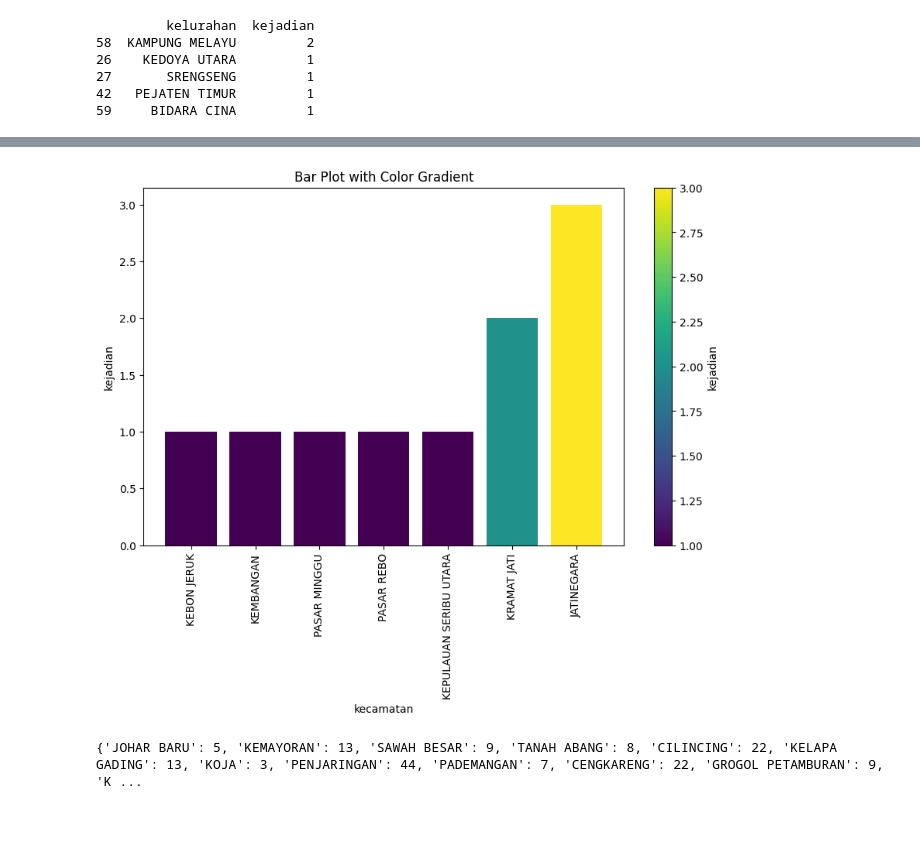
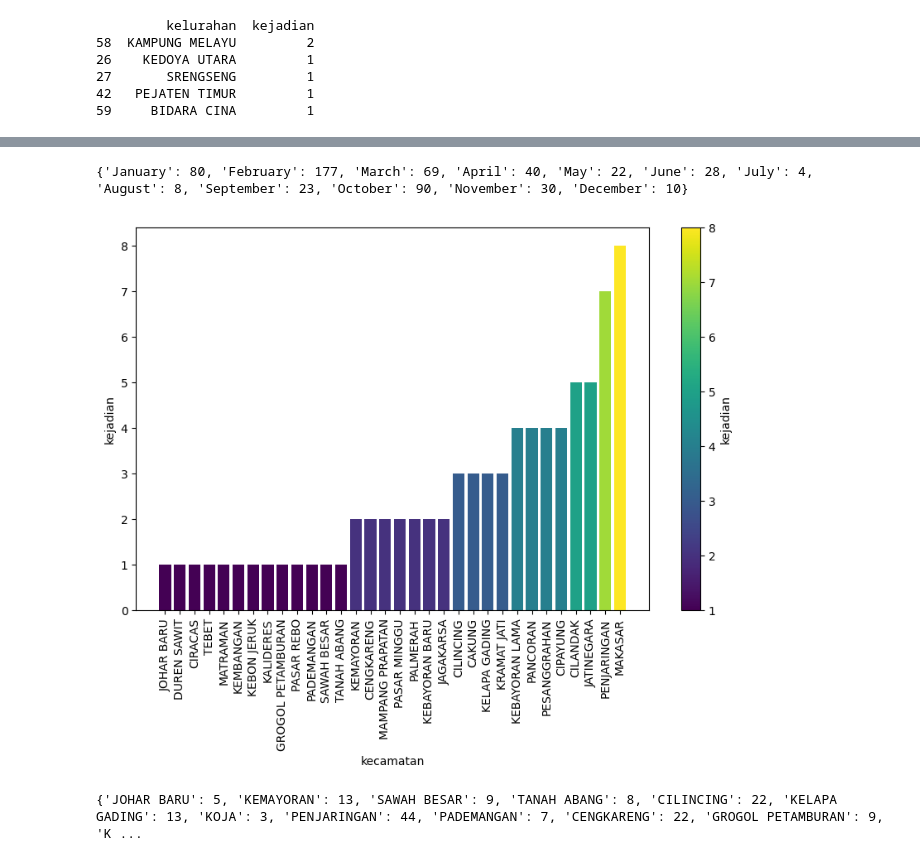
Before and after one commit to mafir03/datascience, a Jupyter notebook: f/main.ipynb, the cells around one changed output, grey strips where cells are left out. Saved outputs shown, nothing was run; the diff lists cells and outputs as text; code cells hidden in the pictures; blank space fills up the shorter version.

```diff
--- a/f/main.ipynb
+++ b/f/main.ipynb
@@ -200,0 +214,4 @@ for setiap_bulan in kasus_banjir_per_bulan:
+# %%
+print(total_per_bulan)
+# %% [output]
+{'January': 80, 'February': 177, 'March': 69, 'April': 40, 'May': 22, 'June': 28, 'July': 4, 'August': 8, 'September': 23, 'October': 90, 'November': 30, 'December': 10}
@@ -201,25 +221,29 @@ for setiap_bulan in kasus_banjir_per_bulan:
 # %%
-def printBarPlot(df):
+def printBarPlot(df, column1, column2, color=True):
 
-    df_filtered = df[df['kejadian'] != 0]
+    df_filtered = df[df[column2] != 0]
 
-    df_sorted = df_filtered.sort_values('kejadian')
+    df_sorted = df_filtered.sort_values(column2)
 
-    min_value = df_sorted['kejadian'].min()
-    max_value = df_sorted['kejadian'].max()
+    if color:
+        min_value = df_sorted[column2].min()
+        max_value = df_sorted[column2].max()
 
-    norm = mcolors.Normalize(vmin=min_value, vmax=max_value)
-    color_map = plt.cm.get_cmap('viridis')
+        norm = mcolors.Normalize(vmin=min_value, vmax=max_value)
+        color_map = plt.cm.get_cmap('viridis')
 
-    plt.figure(figsize=(10, 6))
-    plt.bar(df_sorted['kecamatan'], df_sorted['kejadian'], color=color_map(norm(df_sorted['kejadian'])))
+        plt.figure(figsize=(10, 6))
+        plt.bar(df_sorted[column1], df_sorted[column2], color=color_map(norm(df_sorted[column2])))
 
-    sm = plt.cm.ScalarMappable(cmap=color_map, norm=norm)
-    cbar = plt.colorbar(sm)
-    cbar.set_label('kejadian')
+        sm = plt.cm.ScalarMappable(cmap=color_map, norm=norm)
+        cbar = plt.colorbar(sm)
+        cbar.set_label(column2)
 
-    plt.xlabel('kecamatan')
-    plt.ylabel('kejadian')
-    plt.title('Bar Plot with Color Gradient')
+    else:
+        plt.figure(figsize=(10, 6))
+        plt.bar(df_sorted[column1], df_sorted[column2])
+
+    plt.xlabel(column1)
+    plt.ylabel(column2)
     plt.xticks(rotation='vertical')
     plt.show()
@@ -226,9 +295,9 @@ def printBarPlot(df):
 # %%
 # 0 = januari
 # 11 = desember
-printBarPlot(kasus_banjir_per_bulan_kecamatan[11])
+printBarPlot(kasus_banjir_per_bulan_kecamatan[0], 'kecamatan', 'kejadian')
 # %% [output]
-[figure, old version]
+[figure, new version]
 # %%
 kasus_banjir_pertahun_kecamatan = dict()
 for kasus in kasus_banjir_per_bulan_kecamatan:
```
Also changed, not shown: parts of 26 cells of this notebook, 1 other file.
